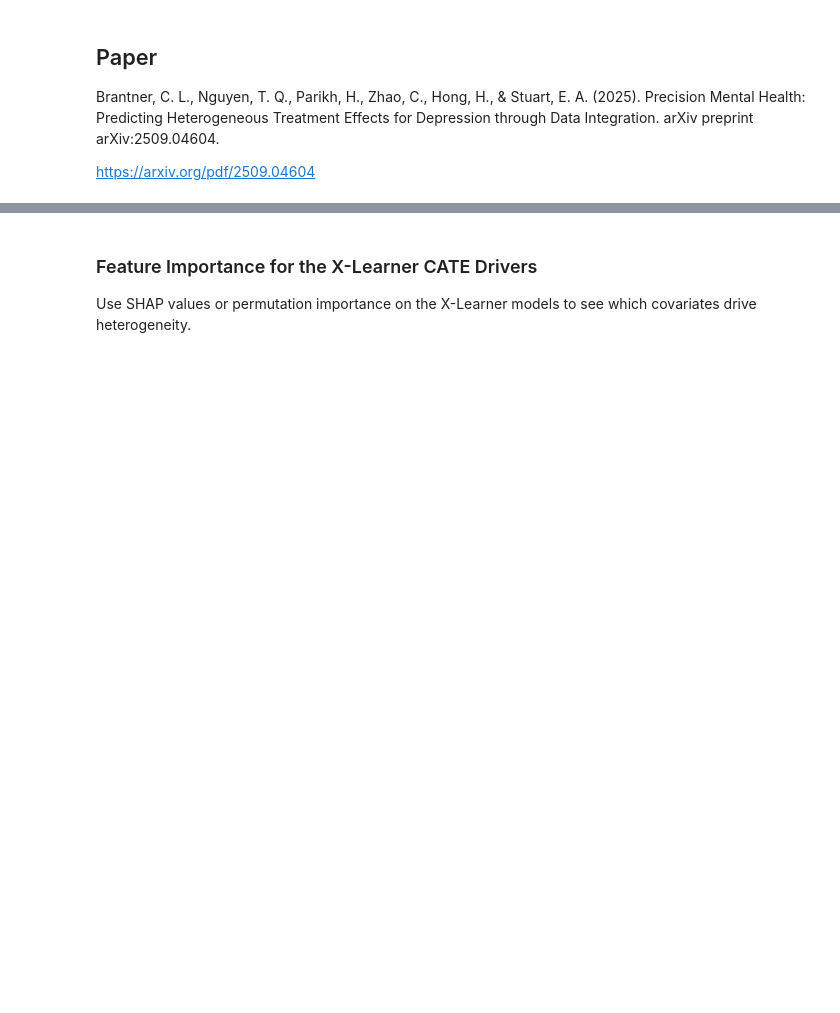
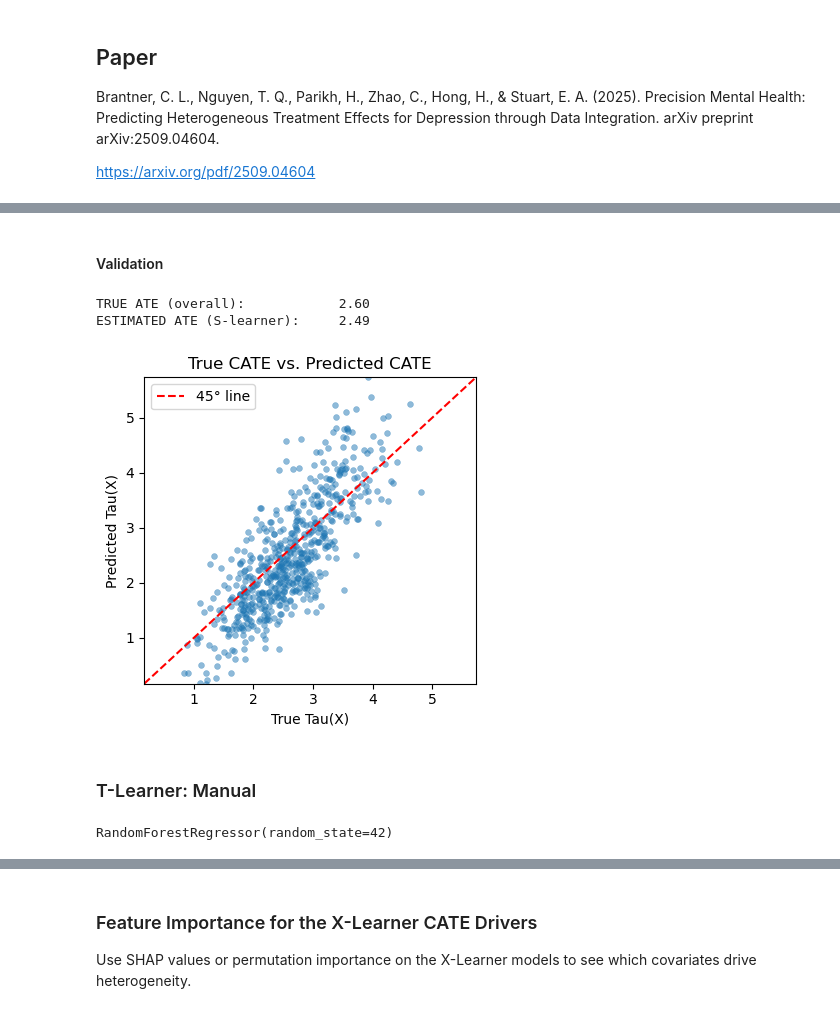
Before and after one commit to dataman-git/causal_inference, a Jupyter notebook: Ch09_EconML_MetaLearner.ipynb, the cells around one changed output, grey strips where cells are left out. Saved outputs shown, nothing was run; the diff lists cells and outputs as text; code cells hidden in the pictures; blank space fills up the shorter version.

```diff
--- a/Ch09_EconML_MetaLearner.ipynb
+++ b/Ch09_EconML_MetaLearner.ipynb
@@ -113,0 +166,22 @@ CATE_S = pred_S_treated - pred_S_control
+# %%
+# Base model for E[Y | X, W]
+outcome_model = RandomForestRegressor(n_estimators=100, random_state=42)
+# Initialize S-Learner with the outcome model
+s_learner = SLearner(overall_model=outcome_model)
+
+# Fit on training data
+s_learner.fit(Y=y_train, T=T_train, X=X_train)
+# Estimate individual CATE on the test set
+CATE_S = s_learner.effect(X_test)
+# %% [markdown]
+#### Validation
+# %%
+print(f"TRUE ATE (overall):        {test['Tau'].mean():8.2f}")
+print(f"ESTIMATED ATE (S-learner): {np.mean(CATE_S):8.2f}")
+scatter_plot(true_tau = test['Tau'], pred_tau = CATE_S)
+# %% [output]
+TRUE ATE (overall):            2.60
+ESTIMATED ATE (S-learner):     2.49
+[figure, added]
+# %% [markdown]
+### T-Learner: Manual
@@ -114 +193,12 @@ CATE_S = pred_S_treated - pred_S_control
+# %%
+# -------------------------------
+# T-Learner: Separate models for treated and control
+# -------------------------------
+model_treated = RandomForestRegressor(n_estimators=100, random_state=42)
+model_control = RandomForestRegressor(n_estimators=100, random_state=42)
+
+model_treated.fit(X_train_treated, y_train_treated)
+model_control.fit(X_train_untreated, y_train_untreated)
+# %% [output]
+RandomForestRegressor(random_state=42)
 # %%
```
Also changed, not shown: parts of 33 cells of this notebook.
